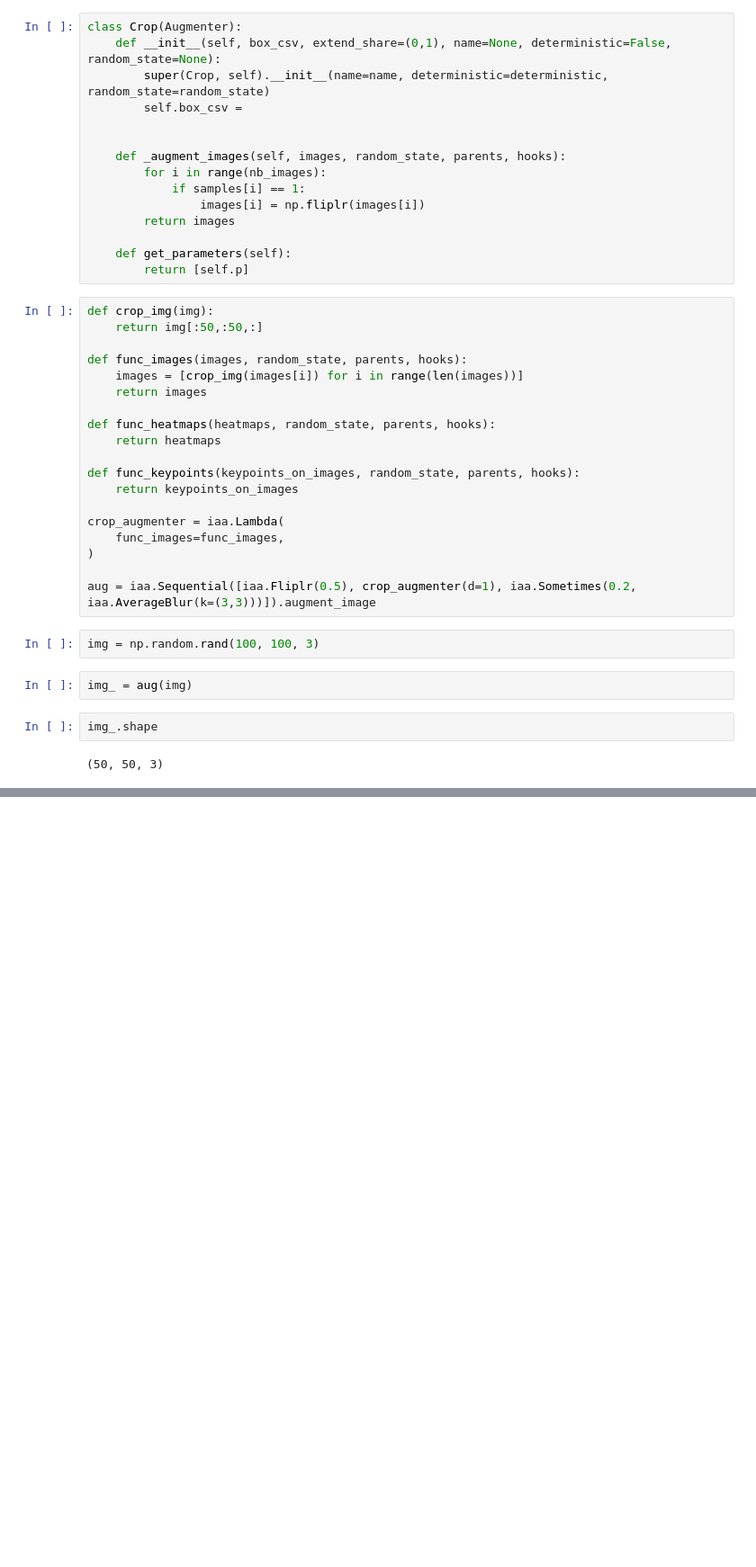
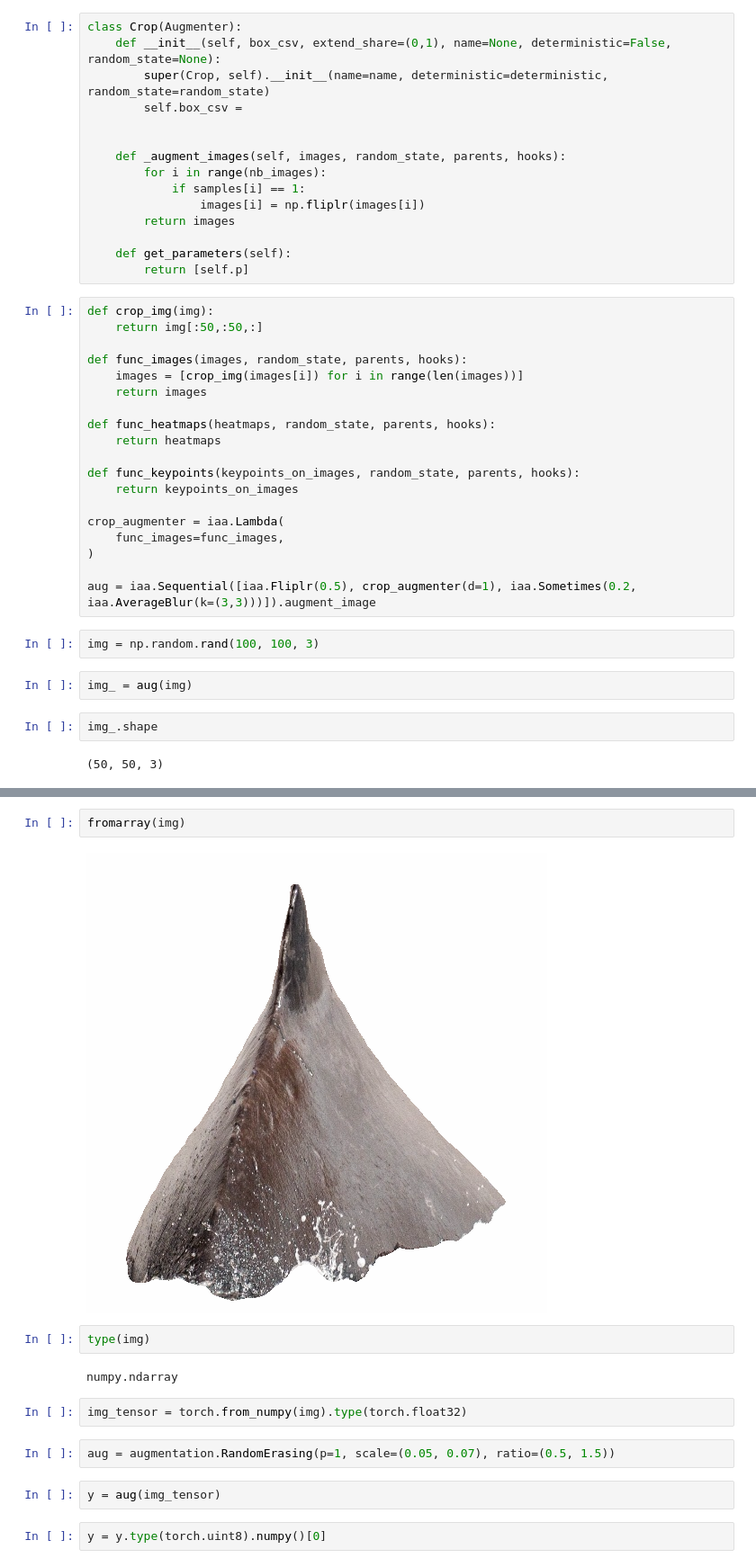
Before and after one commit to T1murKO/happywhale, a Jupyter notebook: test.ipynb, the cells around one changed output, grey strips where cells are left out. Shown: that part at 90% size. Cells and saved outputs as stored; diff of their text form; blank space fills up the shorter version.

```diff
--- a/test.ipynb
+++ b/test.ipynb
@@ -59,0 +162,16 @@ s[s.target != '37c7aba965a5']['image'].nunique()
+# %%
+fromarray(img)
+# %% [output]
+[figure, added]
+# %%
+type(img)
+# %% [output]
+numpy.ndarray
+# %%
+img_tensor = torch.from_numpy(img).type(torch.float32)
+# %%
+aug = augmentation.RandomErasing(p=1, scale=(0.05, 0.07), ratio=(0.5, 1.5))
+# %%
+y = aug(img_tensor)
+# %%
+y = y.type(torch.uint8).numpy()[0]
```
Also changed, not shown: parts of 17 cells of this notebook, 20 other files.
